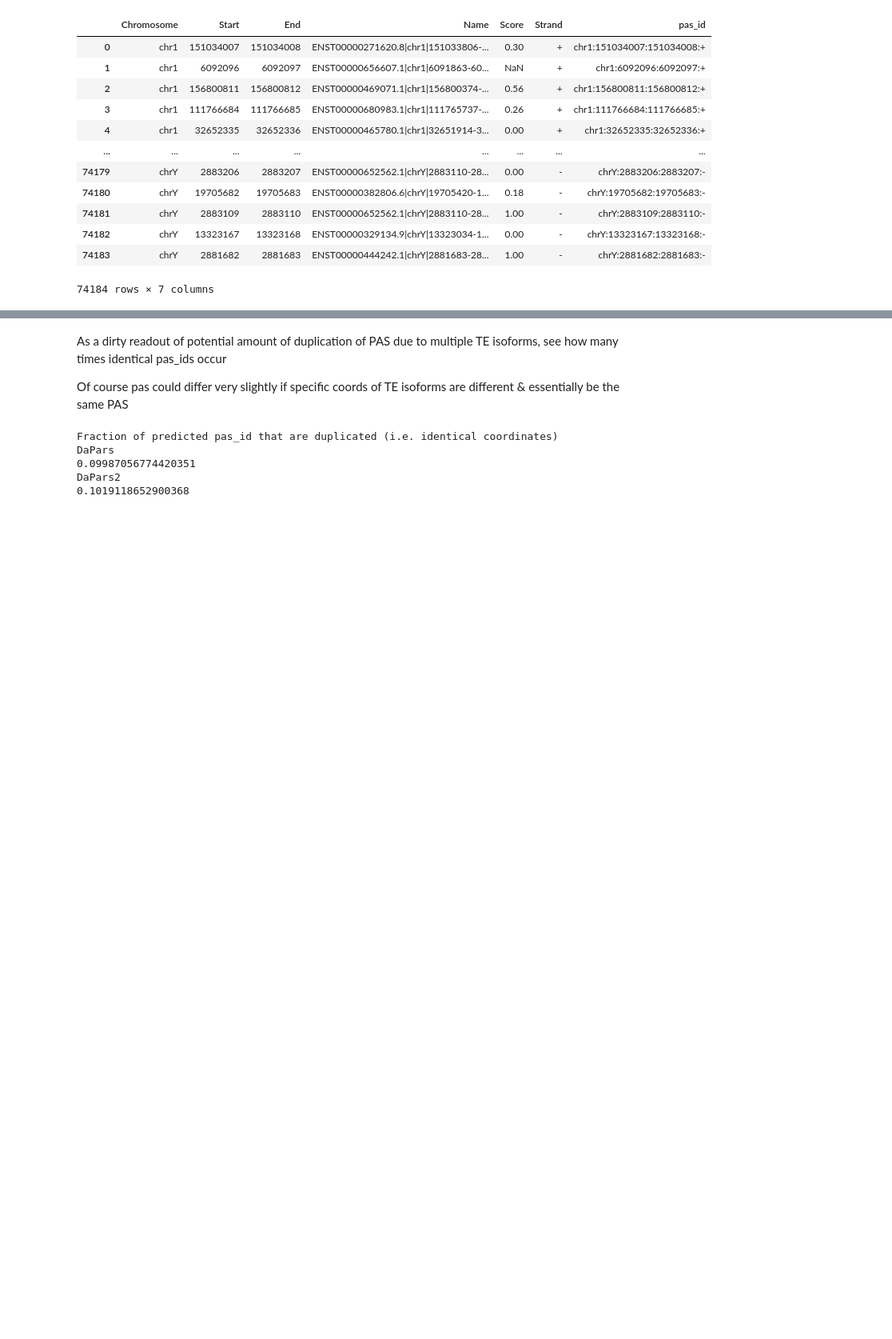
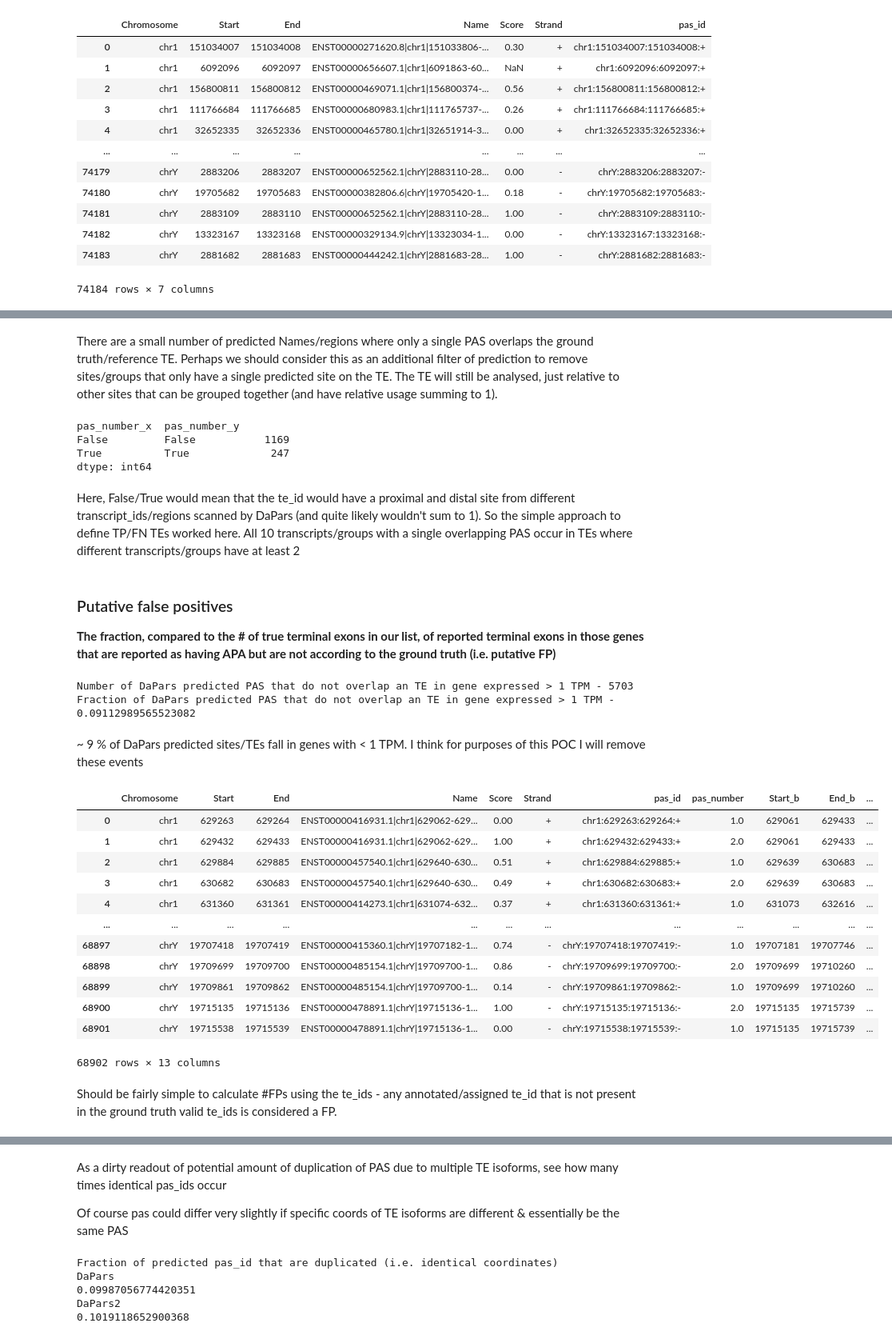
Before and after one commit to iRNA-COSI/APAeval, a Jupyter notebook: summary_workflows/relative_quantification/poc/relative_quant_poc.ipynb, the cells around one changed output, grey strips where cells are left out. Shown at 80% size. Saved outputs shown, nothing was run; the diff lists cells and outputs as text; code cells hidden in the pictures; blank space fills up the shorter version.

Commit message:
TE level FP, FN and jaccard index calcs. Define match groups (both, proximal/distal only) for gt sites

```diff
--- a/summary_workflows/relative_quantification/poc/relative_quant_poc.ipynb
+++ b/summary_workflows/relative_quantification/poc/relative_quant_poc.ipynb
@@ -859,0 +938,14 @@ pred_mayr_cd5_dapars
+# %%
+pred_mayr_cd5_dapars2 = add_region_number(pred_mayr_cd5_dapars2.assign("Feature",
+                                              lambda df: pd.Series(["pas"]*len(df.index))),
+                  out_col="pas_number",
+                  id_col="Name",
+                  feature_key="pas").drop("Feature")
+
+pred_mayr_cd5_dapars = add_region_number(pred_mayr_cd5_dapars.assign("Feature",
+                                              lambda df: pd.Series(["pas"]*len(df.index))),
+                  out_col="pas_number",
+                  id_col="Name",
+                  feature_key="pas").drop("Feature")
+
+pred_mayr_cd5_dapars2
@@ -859,0 +1042,62 @@ pred_mayr_cd5_dapars
+# %% [markdown]
+There are a small number of predicted Names/regions where only a single PAS overlaps the ground truth/reference TE. Perhaps we should consider this as an additional filter of prediction to remove sites/groups that only have a single predicted site on the TE. The TE will still be analysed, just relative to other sites that can be grouped together (and have relative usage summing to 1).
+# %%
+# Check if TE has any Name/regions from prediction where at least two sites (i.e. can pair up relative usage)
+b2 = (b.groupby("te_id")["pas_number"]
+      .agg(all_equal, val=1)
+      .reset_index()
+     )
+
+a.merge(b2, how="left", on="te_id")[["pas_number_x","pas_number_y"]].value_counts()
+# %% [output]
+pas_number_x  pas_number_y
+False         False           1169
+True          True             247
+dtype: int64
+# %% [markdown]
+Here, False/True would mean that the te_id would have a proximal and distal site from different transcript_ids/regions scanned by DaPars (and quite likely wouldn't sum to 1). So the simple approach to define TP/FN TEs worked here. All 10 transcripts/groups with a single overlapping PAS occur in TEs where different transcripts/groups have at least 2
+# %% [markdown]
+### Putative false positives
+
+**The fraction, compared to the # of true terminal exons in our list, of reported terminal exons in those genes that are reported as having APA but are not according to the ground truth (i.e. putative FP)**
+# %%
+# Here using all annotated TEs in genes passing expression filter
+# Probably not the ideal way of doing it, as tool could make predictions from genes below expression threshold...
+# Maybe for actual summary wf should discard genes from GT that fall below expression filter
+
+# Annotate predicted PAS with a reference terminal exon ID
+dapars_tes_joined = pr.PyRanges(pred_mayr_cd5_dapars.as_df(),
+                                int64=True).join(pr.PyRanges(m_te_mayr_cd_r3_tpm_filt.as_df(),
+                                                             int64=True),
+                                                 strandedness="same",
+                                                 how="left")
+
+
+# dapars_tes_joined.Start_b.eq(-1).sum() / len(dapars_tes_joined.Start_b)
+n_no_expr_te = dapars_tes_joined[dapars_tes_joined.Start_b.eq(-1)].pas_id.nunique()
+print(f"Number of DaPars predicted PAS that do not overlap an TE in gene expressed > 1 TPM - {n_no_expr_te}")
+print(f"Fraction of DaPars predicted PAS that do not overlap an TE in gene expressed > 1 TPM - {n_no_expr_te / dapars_tes_joined.pas_id.nunique()}")
+# %% [output]
+Number of DaPars predicted PAS that do not overlap an TE in gene expressed > 1 TPM - 5703
+Fraction of DaPars predicted PAS that do not overlap an TE in gene expressed > 1 TPM - 0.09112989565523082
+# %% [markdown]
+~ 9 % of DaPars predicted sites/TEs fall in genes with < 1 TPM. I think for purposes of this POC I will remove these events
+# %%
+dapars_tes_joined_m = dapars_tes_joined.subset(lambda df: df["Start_b"] != -1)
+dapars_tes_joined_m
+# %% [output]
+|  | Chromosome | Start | End | Name | Score | Strand | pas_id | pas_number | Start_b | End_b | ... |
+| 0 | chr1 | 629263 | 629264 | ENST00000416931.1|chr1|629062-629... | 0.00 | + | chr1:629263:629264:+ | 1.0 | 629061 | 629433 | ... |
+| 1 | chr1 | 629432 | 629433 | ENST00000416931.1|chr1|629062-629... | 1.00 | + | chr1:629432:629433:+ | 2.0 | 629061 | 629433 | ... |
+| 2 | chr1 | 629884 | 629885 | ENST00000457540.1|chr1|629640-630... | 0.51 | + | chr1:629884:629885:+ | 1.0 | 629639 | 630683 | ... |
+| 3 | chr1 | 630682 | 630683 | ENST00000457540.1|chr1|629640-630... | 0.49 | + | chr1:630682:630683:+ | 2.0 | 629639 | 630683 | ... |
+| 4 | chr1 | 631360 | 631361 | ENST00000414273.1|chr1|631074-632... | 0.37 | + | chr1:631360:631361:+ | 1.0 | 631073 | 632616 | ... |
+| ... | ... | ... | ... | ... | ... | ... | ... | ... | ... | ... | ... |
+| 68897 | chrY | 19707418 | 19707419 | ENST00000415360.1|chrY|19707182-1... | 0.74 | - | chrY:19707418:19707419:- | 1.0 | 19707181 | 19707746 | ... |
+| 68898 | chrY | 19709699 | 19709700 | ENST00000485154.1|chrY|19709700-1... | 0.86 | - | chrY:19709699:19709700:- | 2.0 | 19709699 | 19710260 | ... |
+| 68899 | chrY | 19709861 | 19709862 | ENST00000485154.1|chrY|19709700-1... | 0.14 | - | chrY:19709861:19709862:- | 1.0 | 19709699 | 19710260 | ... |
+| 68900 | chrY | 19715135 | 19715136 | ENST00000478891.1|chrY|19715136-1... | 1.00 | - | chrY:19715135:19715136:- | 2.0 | 19715135 | 19715739 | ... |
+| 68901 | chrY | 19715538 | 19715539 | ENST00000478891.1|chrY|19715136-1... | 0.00 | - | chrY:19715538:19715539:- | 1.0 | 19715135 | 19715739 | ... |
+68902 rows × 13 columns
+# %% [markdown]
+Should be fairly simple to calculate #FPs using the te_ids - any annotated/assigned te_id that is not present in the ground truth valid te_ids is considered a FP.
```
Also changed, not shown: parts of 23 cells of this notebook.
